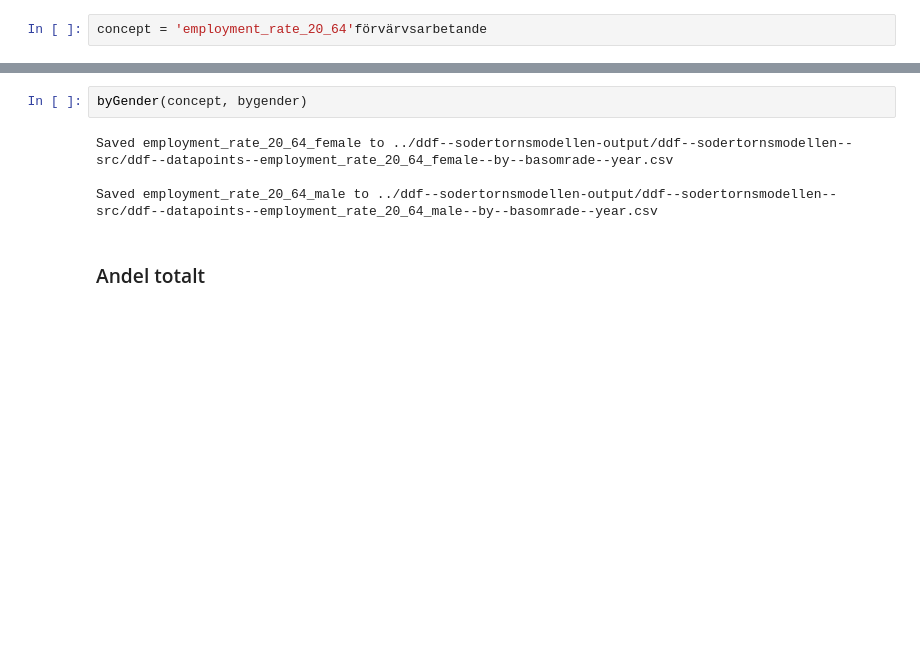
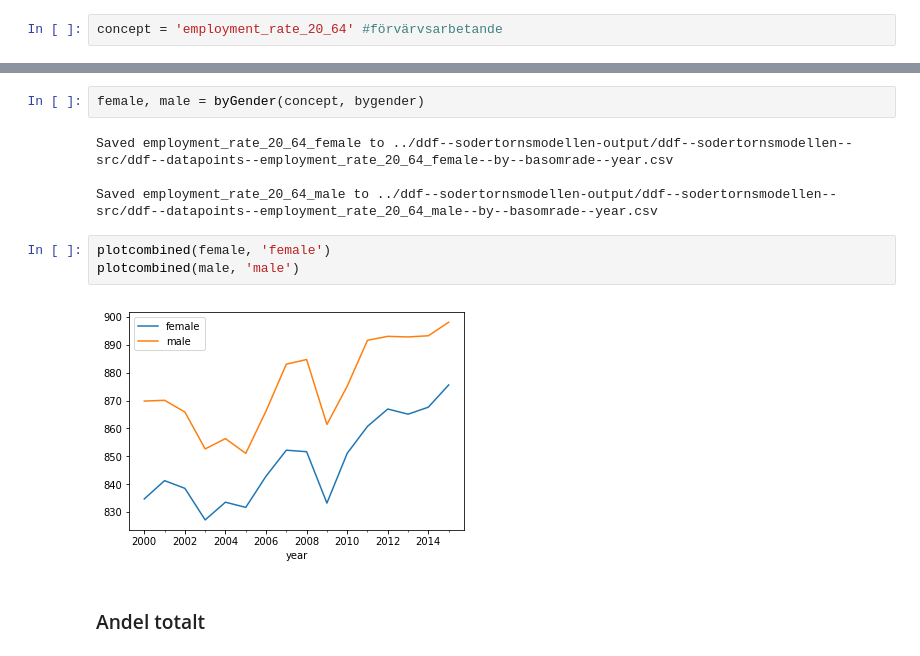
Before and after one commit to geoinfobyran/sodertornsmodellen-update, a Jupyter notebook: employed.ipynb, the cells around one changed output, grey strips where cells are left out. Drawn from its saved outputs; the diff is of its cells as text; blank space fills up the shorter version.

```diff
--- a/employed.ipynb
+++ b/employed.ipynb
@@ -131,7 +182,7 @@ Saved unemployed_aged_20_64 to ../ddf--sodertornsmodellen-output/ddf--sodertorns
 # %% [markdown]
 # Andel förvärvsarbetande
 # %%
-concept = 'employment_rate_20_64'förvärvsarbetande
+concept = 'employment_rate_20_64' #förvärvsarbetande
 # %% [markdown]
 ### Andel per kön
 # %%
@@ -148,11 +199,16 @@ bygender['rate'] = bygender['value'] / bygender['total_value']
 bygender = bygender[['basomrade', 'year', 'Kön', 'rate']]
 bygender = bygender.rename(columns={'rate': 'value'})
 # %%
-byGender(concept, bygender)
+female, male = byGender(concept, bygender)
 # %% [output]
 Saved employment_rate_20_64_female to ../ddf--sodertornsmodellen-output/ddf--sodertornsmodellen--src/ddf--datapoints--employment_rate_20_64_female--by--basomrade--year.csv
 
 Saved employment_rate_20_64_male to ../ddf--sodertornsmodellen-output/ddf--sodertornsmodellen--src/ddf--datapoints--employment_rate_20_64_male--by--basomrade--year.csv
+# %%
+plotcombined(female, 'female')
+plotcombined(male, 'male')
+# %% [output]
+[figure, added]
 # %% [markdown]
 ### Andel totalt
 # %%
```
Also changed, not shown: parts of 8 cells of this notebook, 2 other files.
